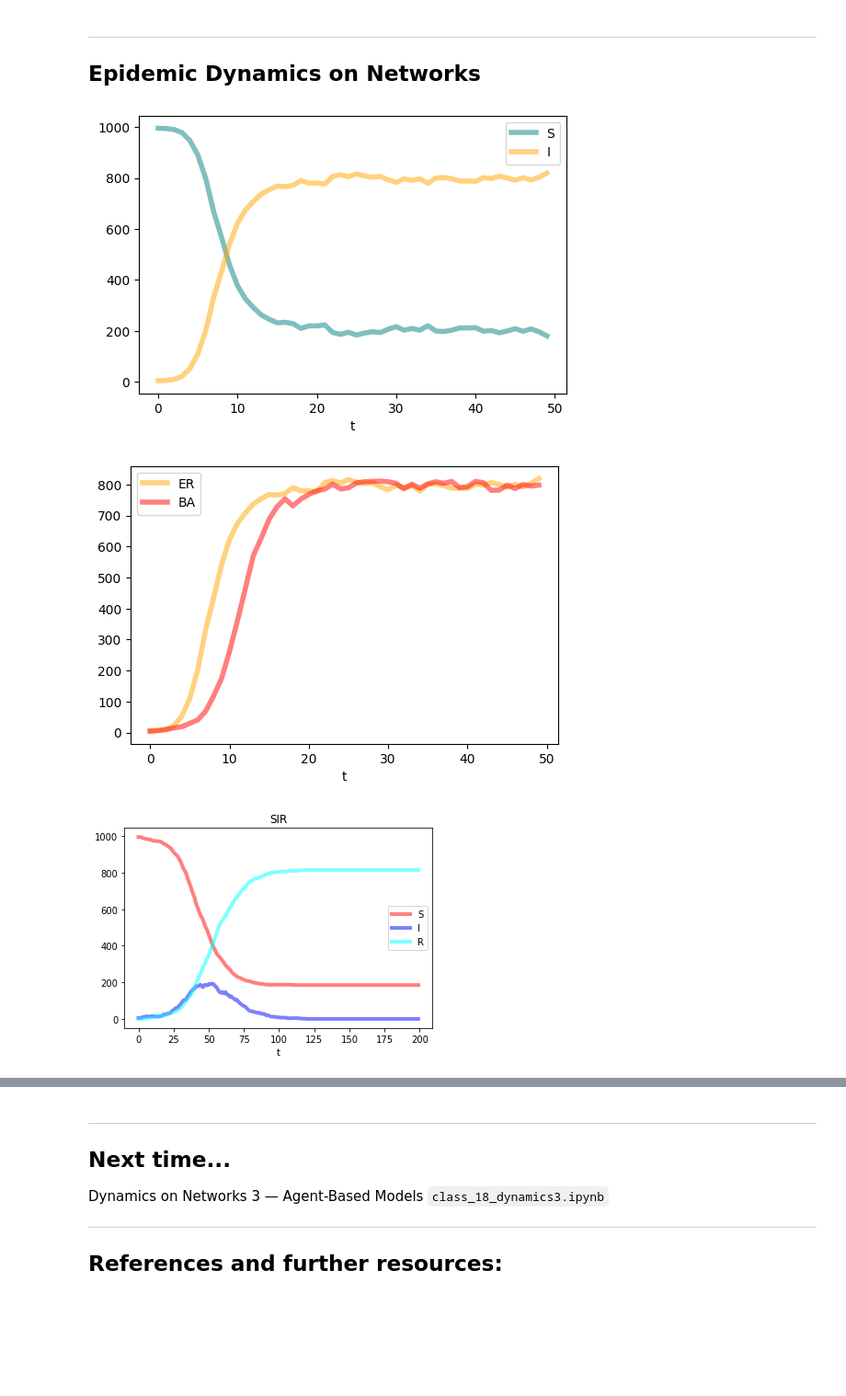
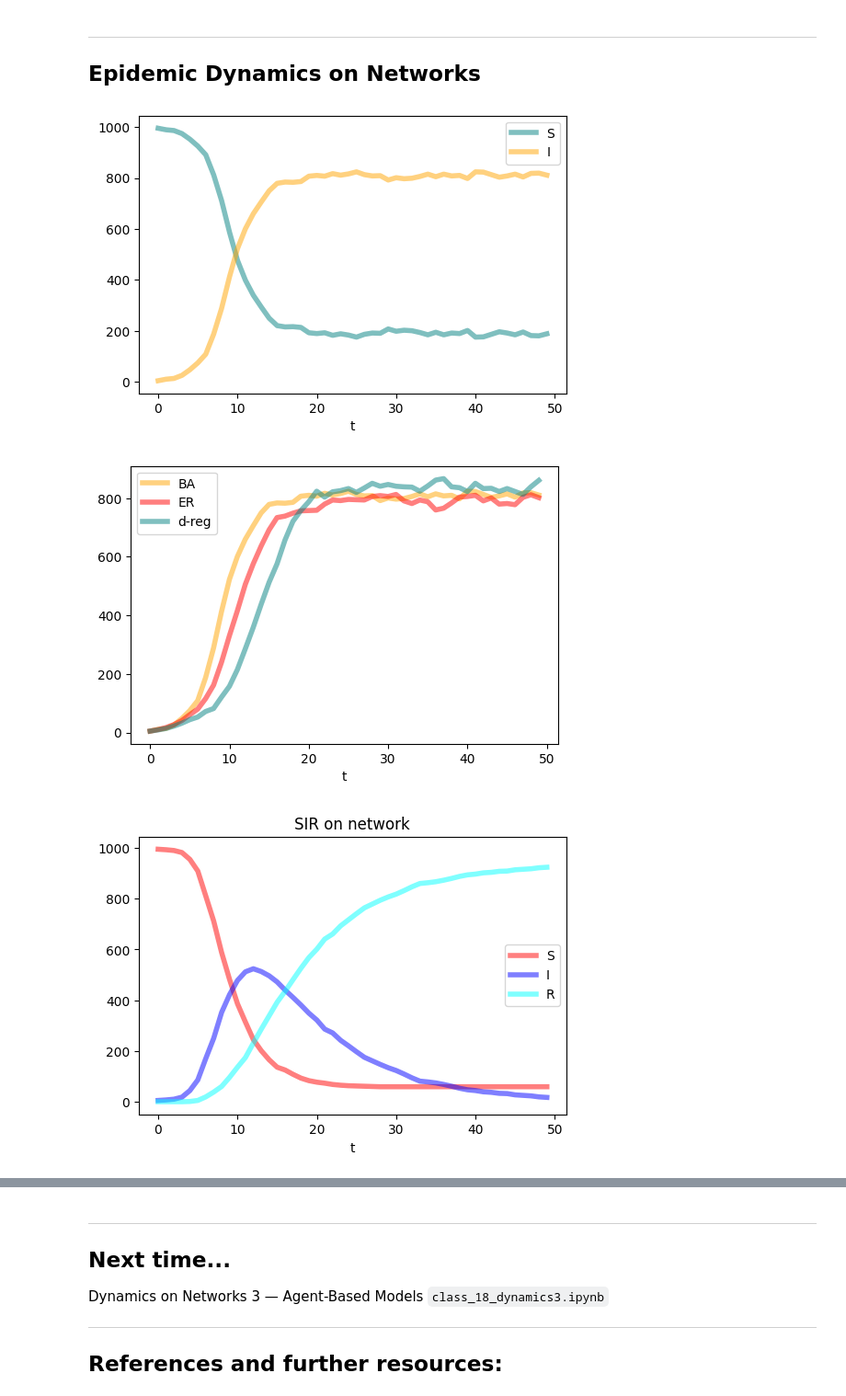
Before and after one commit to network-science-data-and-models/book-core, a Jupyter notebook: class_17_dynamics2.ipynb, the cells around one changed output, grey strips where cells are left out. Shown at 92% size. Saved outputs shown, nothing was run; the diff lists cells and outputs as text; code cells hidden in the pictures; blank space fills up the shorter version.

```diff
--- a/class_17_dynamics2.ipynb
+++ b/class_17_dynamics2.ipynb
@@ -728,7 +725,9 @@ for cmpt in compartments.keys():
 # %%
 # run for T timesteps
 for t in range(1, T):
-    for cmpt_from, (cmpt_to, tranmission_type, tranmission_rate_str) in transmissions.items():
+    for cmpt_from, (cmpt_to,
+                    tranmission_type,
+                    tranmission_rate_str) in transmissions.items():
         if tranmission_type == 'contagion':
 
             prob = params[tranmission_rate_str] * compartments[cmpt_to][t - 1] / N
@@ -736,6 +735,7 @@ for t in range(1, T):
             delta = np.random.binomial(compartments[cmpt_from][t-1], prob)
 
             compartments[cmpt_from].append(compartments[cmpt_from][t-1] - delta)
+
             compartments[cmpt_to].append(compartments[cmpt_to][t-1] + delta)
 # %%
 compartments_si = compartments.copy()
@@ -982,8 +982,9 @@ def epidemic_model_network(G, compartments, seed_num, T, transmissions, params):
         Updated dictionary where each key contains a list of counts over time for each compartment.
     """
     # Initialize node states
-    all_nodes = list(G.nodes)
-    node_status = {node: {"status": None, "next_status": None} for node in all_nodes}
+    all_nodes = list(G.nodes())
+    node_status = {node: {"status": None, "next_status": None}
+                   for node in all_nodes}
 
     # Initialize compartments
     for cmpt in compartments.keys():
@@ -1043,7 +1044,9 @@ def epidemic_model_network(G, compartments, seed_num, T, transmissions, params):
 
     return compartments
 # %%
-G = nx.barabasi_albert_graph(1000, 2)
+N = 1000
+m = 2
+G = nx.barabasi_albert_graph(N, m)
 seed_num = 5
 T = 50
 susceptible_compartment = 'S'
@@ -1060,7 +1063,7 @@ params = {
 compartments = {'S':[],
                 'I':[]}
 
-epidemic_model_network(G, compartments, seed_num, T, transmissions, params)
+compartments = epidemic_model_network(G, compartments, seed_num, T, transmissions, params)
 
 plt.figure(figsize=(6,4),dpi=100)
 plt.plot(range(T), compartments['S'], c='teal',linewidth = 4.0, alpha=0.5, label = 'S')
@@ -1069,52 +1072,57 @@ plt.xlabel('t')
 plt.legend()
 plt.show()
 # %% [output]
-[figure, old version]
+[figure, new version]
 # %%
-G = nx.erdos_renyi_graph(1000, 4/1000)
+Ger = nx.erdos_renyi_graph(1000, 4/1000)
 compartments_er = {'S':[],
                    'I':[]}
+compartments_er = epidemic_model_network(Ger, compartments_er, seed_num, T, transmissions, params)
 
-epidemic_model_network(G, compartments_er, seed_num, T, transmissions, params)
+Gd = nx.random_regular_graph(4, 1000)
+compartments_d = {'S':[],
+                  'I':[]}
+compartments_d = epidemic_model_network(Gd, compartments_d, seed_num, T, transmissions, params)
+
 
 plt.figure(figsize=(6,4),dpi=100)
-plt.plot(range(T), compartments['I'], c='orange',linewidth = 4.0, alpha=0.5, label = 'ER')
-plt.plot(range(T), compartments_er['I'], c='red',linewidth = 4.0, alpha=0.5, label = 'BA')
+plt.plot(range(T), compartments['I'], c='orange',linewidth = 4.0, alpha=0.5, label = 'BA')
+plt.plot(range(T), compartments_er['I'], c='red',linewidth = 4.0, alpha=0.5, label = 'ER')
+plt.plot(range(T), compartments_d['I'], c='teal',linewidth = 4.0, alpha=0.5, label = 'd-reg')
 plt.xlabel('t')
 plt.legend()
 plt.show()
 # %% [output]
-[figure, old version]
+[figure, new version]
 # %%
-transmissions = {
-                'S' : ('I', 'contagion', 'beta'),
-                'I' : ('R', 'spontaneous', 'mu')
-                }
-
-params = {\
-         'beta' : 0.2,
-         'mu'   : 0.1
-         }
-
+N = 1000
+G = nx.barabasi_albert_graph(N, 2)
+seed_num = 5
+T = 50
 susceptible_compartment = 'S'
 infectious_compartment = 'I'
 
-N = 1000
-seed_num = 5
-T = 200
-
+transmissions = {\
+                'S' : ('I', 'contagion', 'beta'), \
+                'I' : ('R', 'spontaneous', 'mu') \
+                }
+params = {\
+         'beta': 0.2,\
+          'mu' : 0.1
+         }
 compartments = {'S':[],
                 'I':[],
                 'R':[]}
 
-epidemic_model(N, seed_num, T, compartments, transmissions, params)
+epidemic_model_network(G, compartments, seed_num, T, transmissions, params)
 
+plt.figure(figsize=(6,4),dpi=100)
 plt.plot(range(T), compartments['S'], c="Red",linewidth = 4.0, alpha=0.5, label = 'S')
 plt.plot(range(T), compartments['I'], c="Blue",linewidth = 4.0, alpha=0.5, label = 'I')
 plt.plot(range(T), compartments['R'], c="Cyan",linewidth = 4.0, alpha=0.5, label = 'R')
 plt.xlabel('t')
+plt.title('SIR on network')
 plt.legend()
-plt.title('SIR')
 plt.show()
 # %% [output]
-[figure, old version]
+[figure, new version]
```
Also changed, not shown: parts of 13 cells of this notebook, 3 other files.
